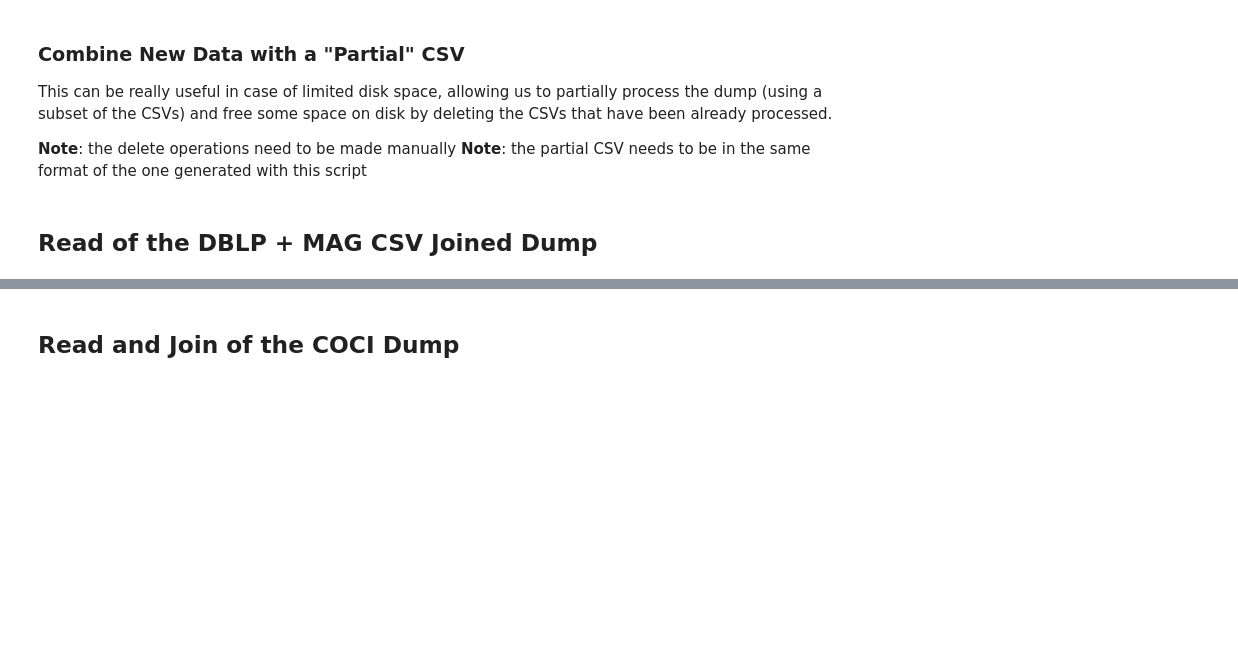
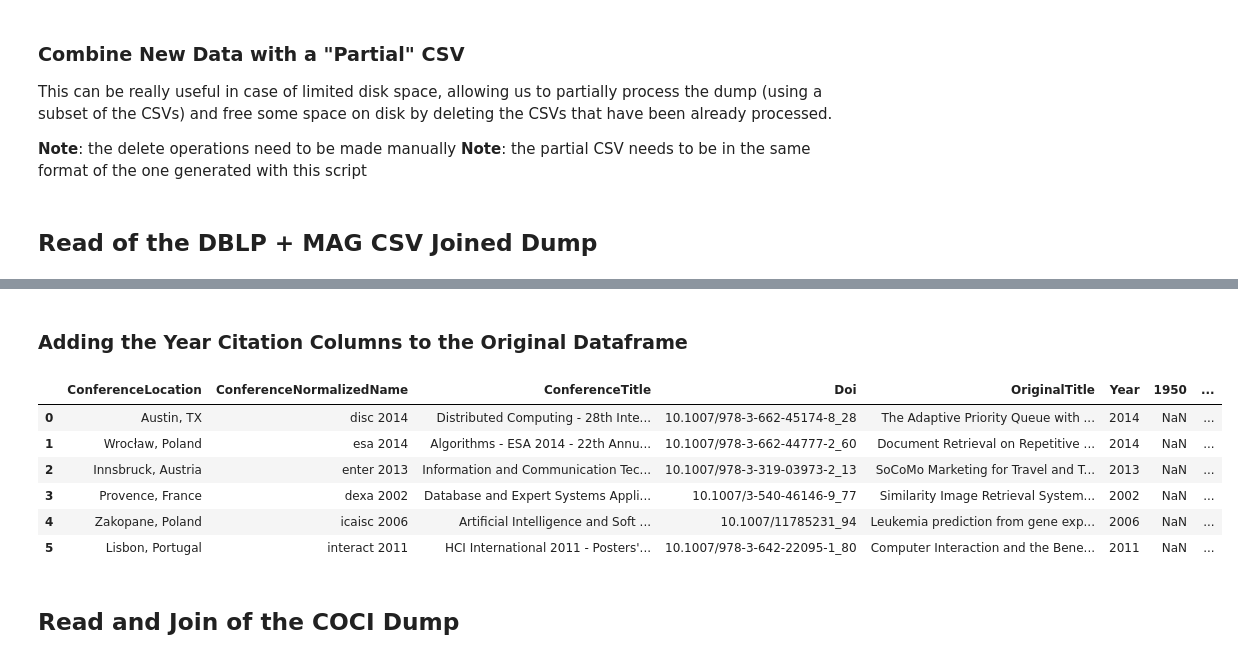
Before and after one commit to MarcoTerzulli/conftur_terzulli, a Jupyter notebook: Dataset Creation Pipeline/3 - Citation and Conference Data Join/3 - DBLP + MAG Join with COCI RAW for By Year Citations.ipynb, the cells around one changed output, grey strips where cells are left out. Saved outputs shown, nothing was run; the diff lists cells and outputs as text; code cells hidden in the pictures; blank space fills up the shorter version.

Commit message:
Join Dati Citazioni e Location: continuo costruzione dataset con citazioni per anno

```diff
--- a/Dataset Creation Pipeline/3 - Citation and Conference Data Join/3 - DBLP + MAG Join with COCI RAW for By Year Citations.ipynb
+++ b/Dataset Creation Pipeline/3 - Citation and Conference Data Join/3 - DBLP + MAG Join with COCI RAW for By Year Citations.ipynb
@@ -49,0 +48,7 @@ df_dblp_and_mag.loc[:5]
+# %%
+if combine_with_partial_csv:
+    df_joined = pd.read_csv(partial_csv_path, low_memory=False)
+    print(f'Successfully Imported the Partial CSV')
+else:
+    df_joined = pd.read_csv(path_file_export + 'out_dblp_and_mag_joined.csv', low_memory=False, index_col=[0])
+    print(f'Successfully Imported the DBLP + MAG CSV')
@@ -50 +62,5 @@ df_dblp_and_mag.loc[:5]
+# %%
+if not combine_with_partial_csv:
+    # Drop of the useless mag citations column
+    df_joined = df_joined.drop(columns=['CitationCount_Mag', 'CitationCount_MagEstimated'])
 # %% [markdown]
@@ -53,9 +67,0 @@ We need to create the columns that are going to contain the citation obtained by
-# %%
-if combine_with_partial_csv:
-    df_joined = pd.read_csv(partial_csv_path, low_memory=False)
-    print(f'Successfully Imported the Partial CSV')
-    # we don't need to do anything else
-else:
-    # Drop of the useless mag citations column
-    df_dblp_and_mag = df_dblp_and_mag.drop(columns=['CitationCount_Mag', 'CitationCount_MagEstimated'])
-    # todo creazione delle colonne per ogni anno
@@ -62,3 +88,23 @@ else:
+# %% [markdown]
+### Adding the Year Citation Columns to the Original Dataframe
+# %%
+if not combine_with_partial_csv:
+
+    start_year = 1950 # Probably there aren't citations before this date. We'll drop the empty columns later
+    actual_year = date.today().year
+
+    for i in range(start_year, actual_year + 1):
+        df_joined[str(i)] = np.nan
+
+df_joined.loc[:5]
+# %% [output]
+|  | ConferenceLocation | ConferenceNormalizedName | ConferenceTitle | Doi | OriginalTitle | Year | 1950 | ... |
+| 0 | Austin, TX | disc 2014 | Distributed Computing - 28th Inte... | 10.1007/978-3-662-45174-8_28 | The Adaptive Priority Queue with ... | 2014 | NaN | ... |
+| 1 | Wrocław, Poland | esa 2014 | Algorithms - ESA 2014 - 22th Annu... | 10.1007/978-3-662-44777-2_60 | Document Retrieval on Repetitive ... | 2014 | NaN | ... |
+| 2 | Innsbruck, Austria | enter 2013 | Information and Communication Tec... | 10.1007/978-3-319-03973-2_13 | SoCoMo Marketing for Travel and T... | 2013 | NaN | ... |
+| 3 | Provence, France | dexa 2002 | Database and Expert Systems Appli... | 10.1007/3-540-46146-9_77 | Similarity Image Retrieval System... | 2002 | NaN | ... |
+| 4 | Zakopane, Poland | icaisc 2006 | Artificial Intelligence and Soft ... | 10.1007/11785231_94 | Leukemia prediction from gene exp... | 2006 | NaN | ... |
+| 5 | Lisbon, Portugal | interact 2011 | HCI International 2011 - Posters'... | 10.1007/978-3-642-22095-1_80 | Computer Interaction and the Bene... | 2011 | NaN | ... |
 # %% [markdown]
 ## Read and Join of the COCI Dump
 # %%
```
Also changed, not shown: parts of 11 cells of this notebook.
